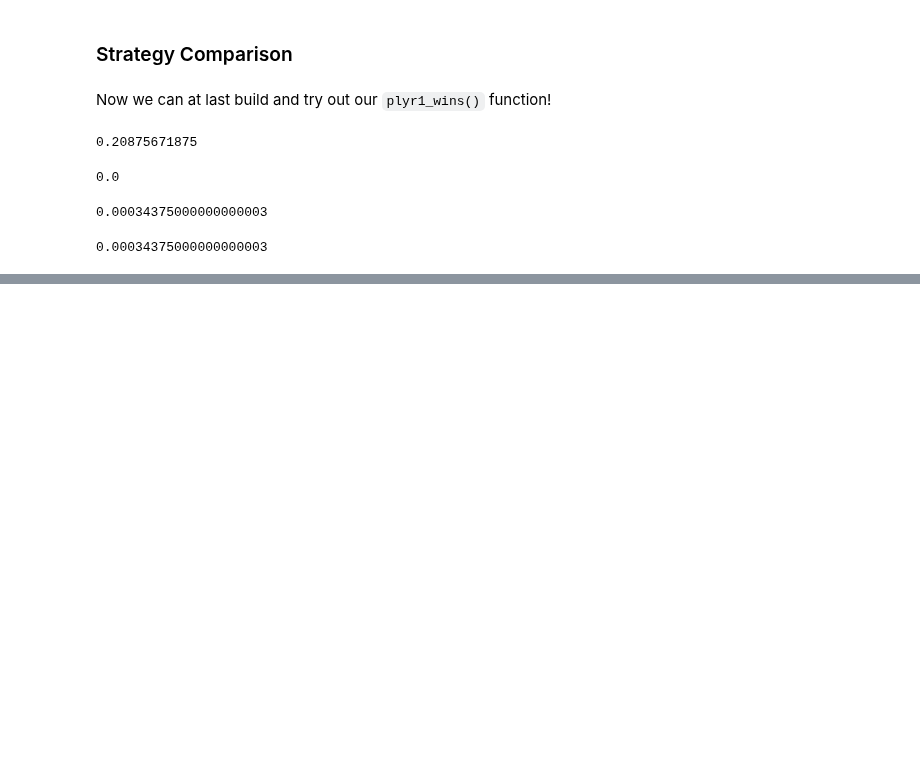
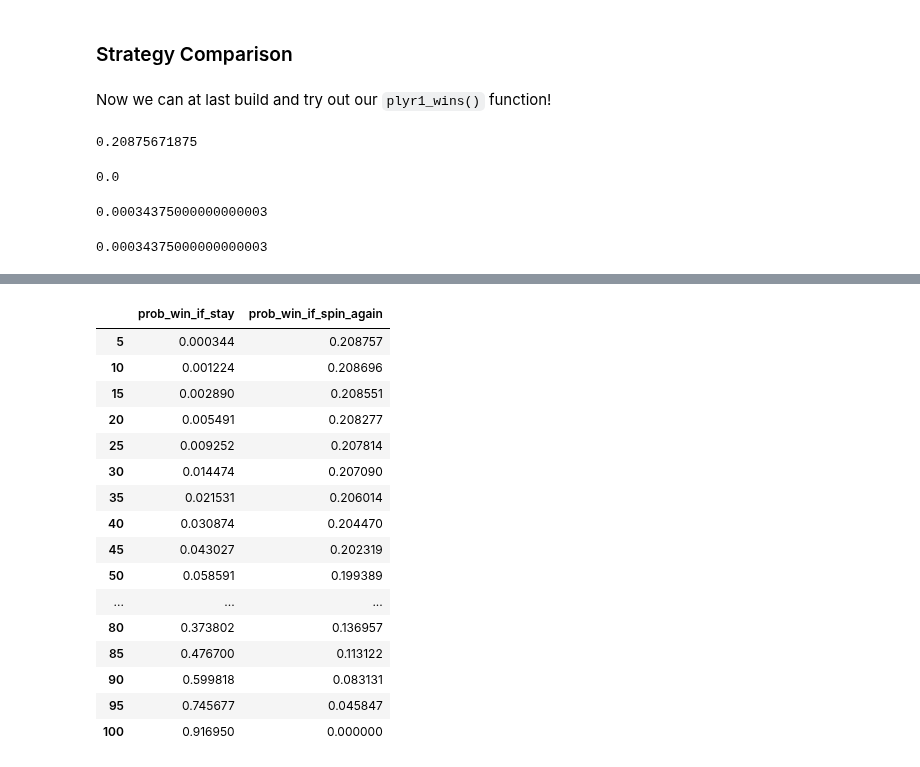
Before and after one commit to gadamico/game_show_stats, a Jupyter notebook: tpir_showcase_showdown/analysis.ipynb, the cells around one changed output, grey strips where cells are left out. Drawn from its saved outputs; the diff is of its cells as text; code cells hidden in the pictures; blank space fills up the shorter version.

```diff
--- a/tpir_showcase_showdown/analysis.ipynb
+++ b/tpir_showcase_showdown/analysis.ipynb
@@ -2045,0 +1978,23 @@ spin
+# %%
+player1probsdf = pd.DataFrame(probs,
+             columns=['prob_win_if_stay', 'prob_win_if_spin_again'],
+            index=np.arange(5, 101, 5))
+player1probsdf
+# %% [output]
+|  | prob_win_if_stay | prob_win_if_spin_again |
+| 5 | 0.000344 | 0.208757 |
+| 10 | 0.001224 | 0.208696 |
+| 15 | 0.002890 | 0.208551 |
+| 20 | 0.005491 | 0.208277 |
+| 25 | 0.009252 | 0.207814 |
+| 30 | 0.014474 | 0.207090 |
+| 35 | 0.021531 | 0.206014 |
+| 40 | 0.030874 | 0.204470 |
+| 45 | 0.043027 | 0.202319 |
+| 50 | 0.058591 | 0.199389 |
+| ... | ... | ... |
+| 80 | 0.373802 | 0.136957 |
+| 85 | 0.476700 | 0.113122 |
+| 90 | 0.599818 | 0.083131 |
+| 95 | 0.745677 | 0.045847 |
+| 100 | 0.916950 | 0.000000 |
```
Also changed, not shown: parts of 10 cells of this notebook, 3 other files.
